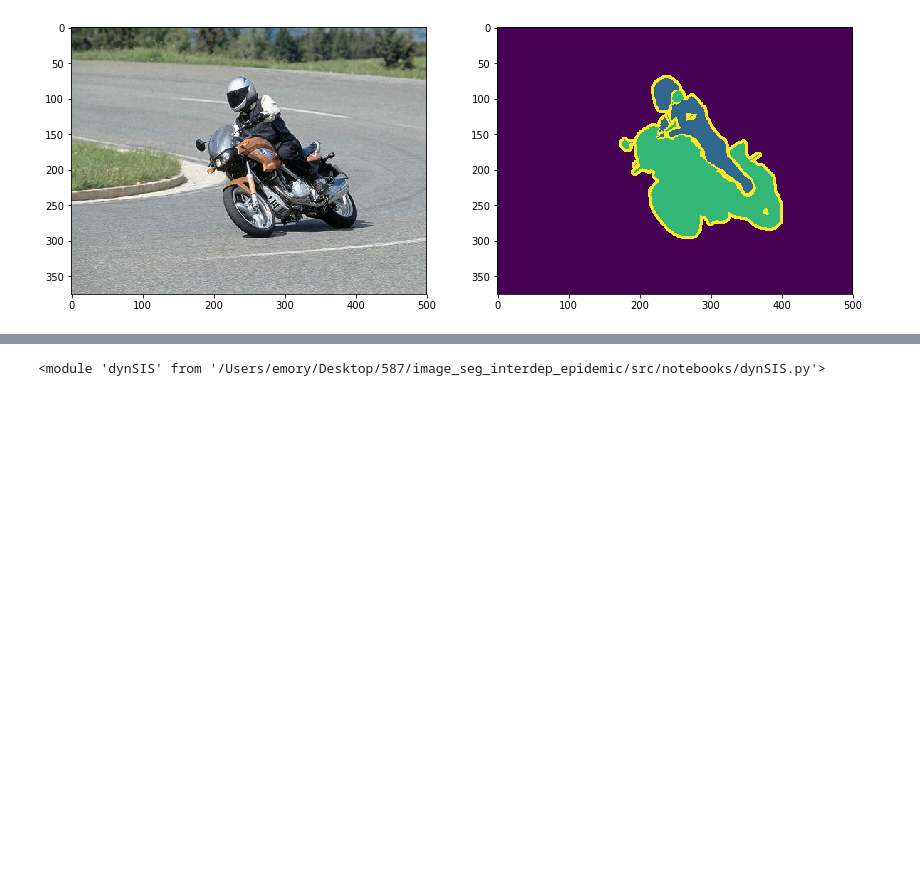
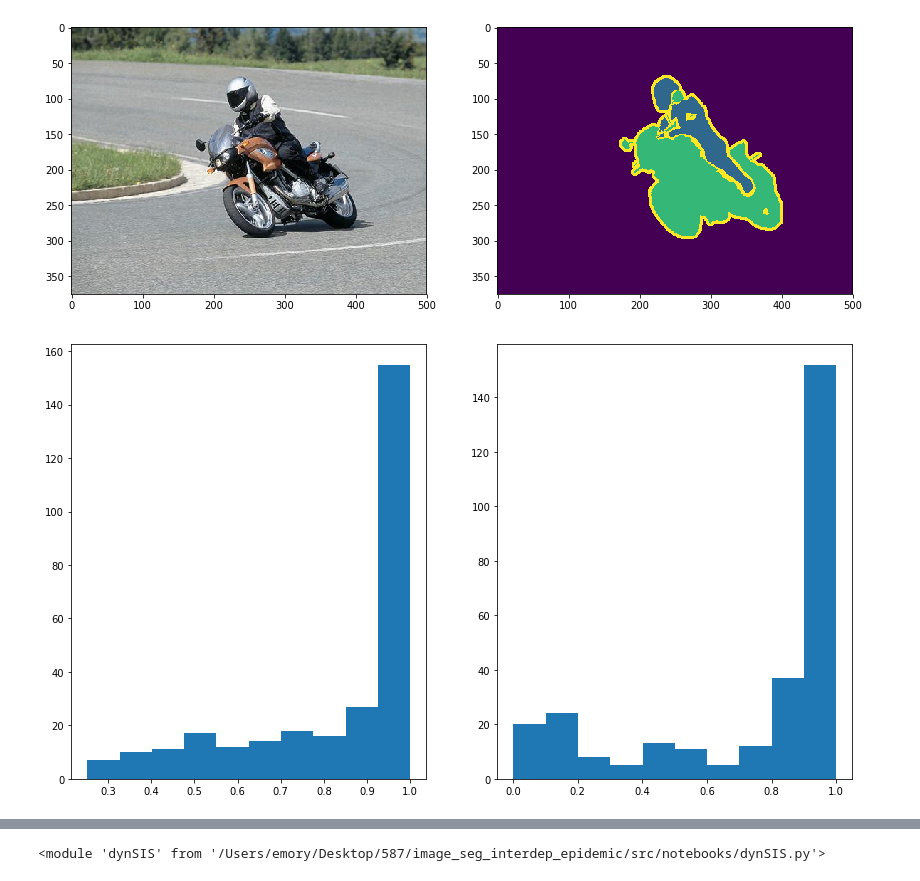
Before and after one commit to connorgreenwell/image_seg_interdep_epidemic, a Jupyter notebook: src/notebooks/epidemic_1.ipynb, the cells around one changed output, grey strips where cells are left out. Drawn from its saved outputs; the diff is of its cells as text; code cells hidden in the pictures; blank space fills up the shorter version.

```diff
--- a/src/notebooks/epidemic_1.ipynb
+++ b/src/notebooks/epidemic_1.ipynb
@@ -105,2 +80,8 @@ def normalize_graph(g):
+# %%
+def rag_val(g):
+    values = []
+    for _, _, d in g.edges(data=True):
+        values.append(d["weight"])
+    return values
 # %%
 sps = seg.slic(img, slic_zero=True)
@@ -109,3 +90,10 @@ rag_b = normalize_graph(hufbauer_beta(img, sps))
+# %%
+_, (l, r) = plt.subplots(1, 2)
+l.hist(rag_val(rag_a))
+r.hist(rag_val(rag_b))
+plt.show()
+# %% [output]
+[figure, added]
 # %%
 _, (l, r) = plt.subplots(1, 2)
 graph.show_rag(sps, rag_a, img, ax=l)
```
Also changed, not shown: parts of 18 cells of this notebook, 1 other file.
